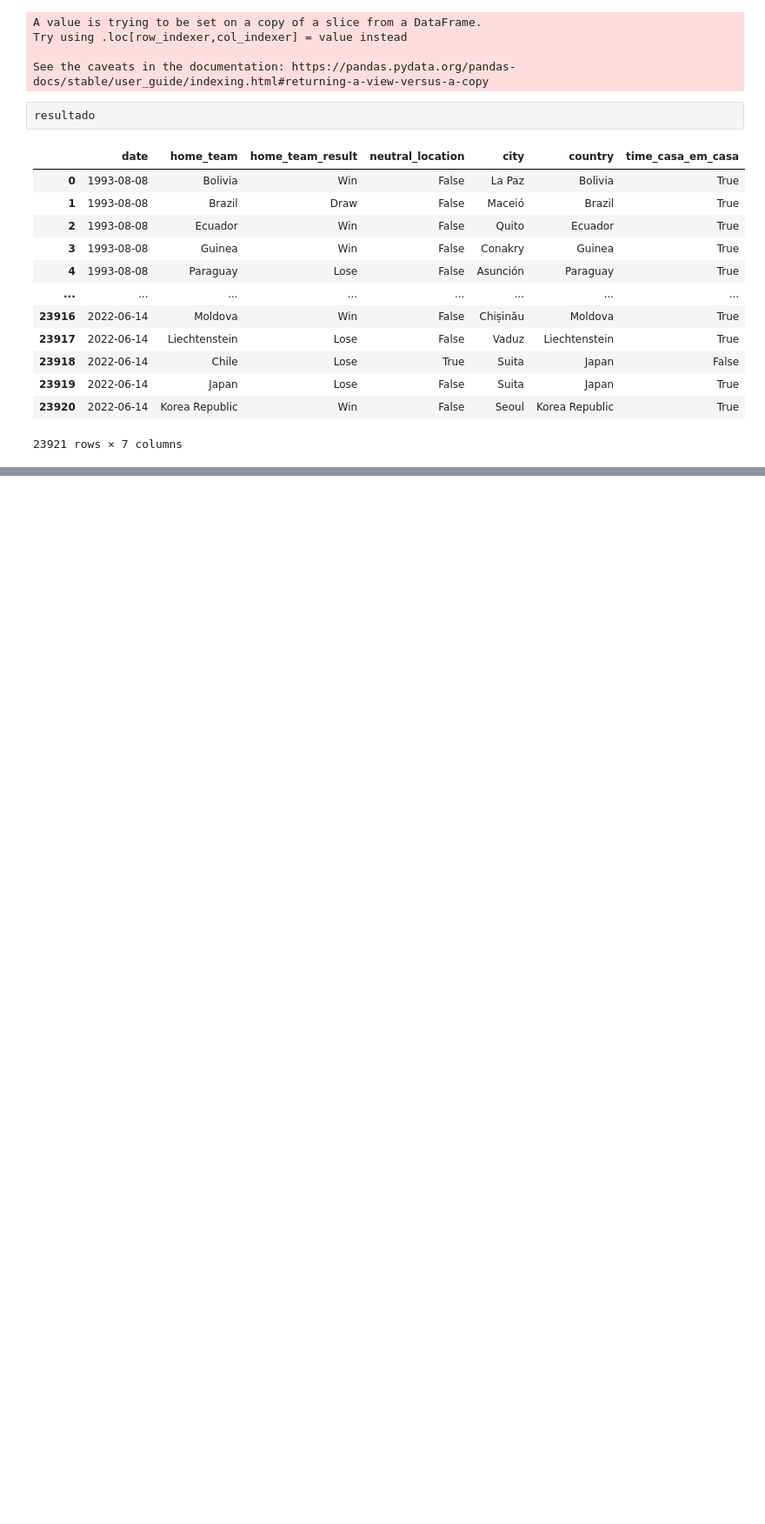
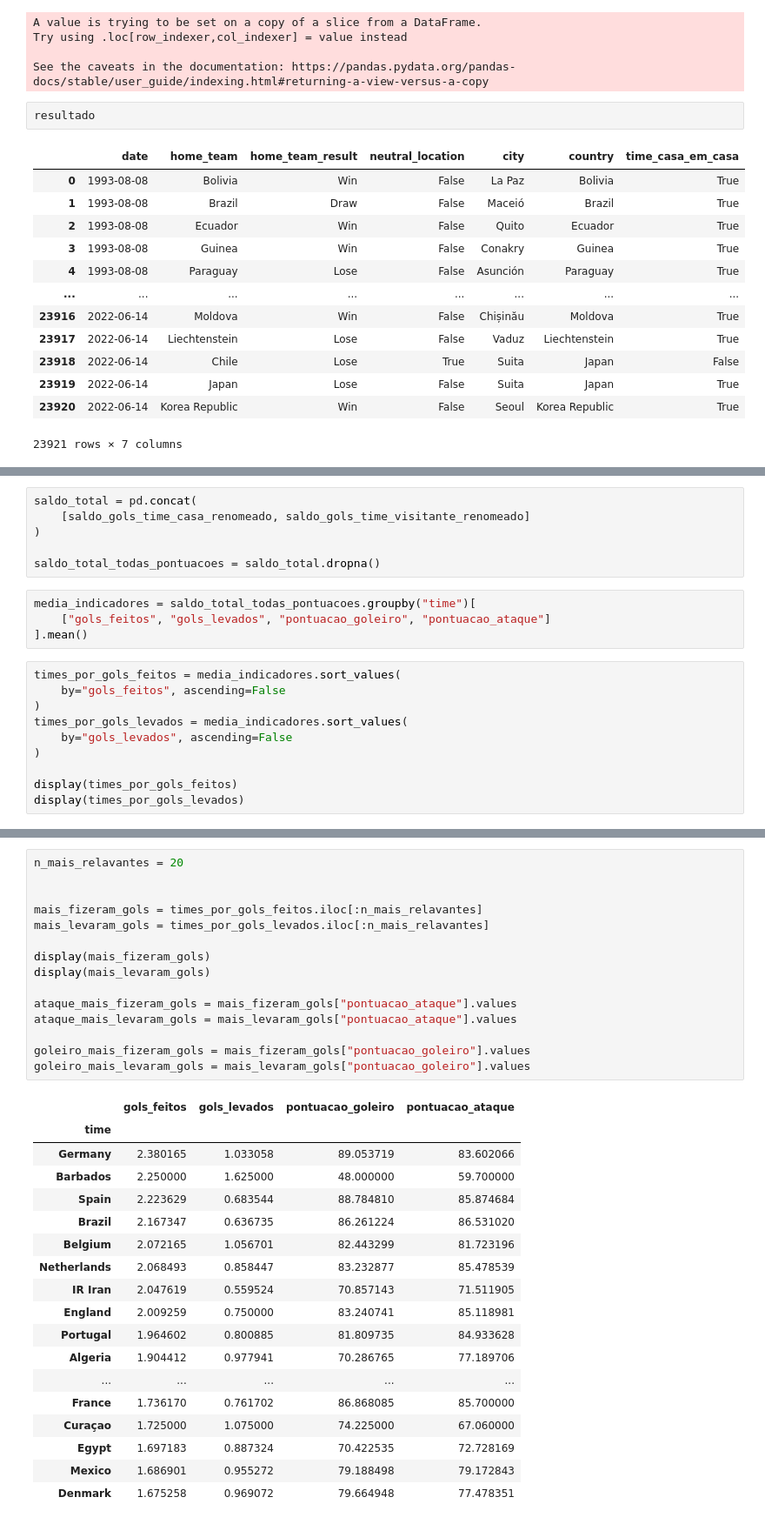
Before and after one commit to FelipeFLopes/fifa_matches_analysis, a Jupyter notebook: analise.ipynb, the cells around one changed output, grey strips where cells are left out. Shown at 87% size. Cells and saved outputs as stored; diff of their text form; blank space fills up the shorter version.

```diff
--- a/analise.ipynb
+++ b/analise.ipynb
@@ -261,0 +376,20 @@ p valor de 0.000, amostras são diferentes
+# %%
+saldo_total = pd.concat(
+    [saldo_gols_time_casa_renomeado, saldo_gols_time_visitante_renomeado]
+)
+
+saldo_total_todas_pontuacoes = saldo_total.dropna()
+# %%
+media_indicadores = saldo_total_todas_pontuacoes.groupby("time")[
+    ["gols_feitos", "gols_levados", "pontuacao_goleiro", "pontuacao_ataque"]
+].mean()
+# %%
+times_por_gols_feitos = media_indicadores.sort_values(
+    by="gols_feitos", ascending=False
+)
+times_por_gols_levados = media_indicadores.sort_values(
+    by="gols_levados", ascending=False
+)
+
+display(times_por_gols_feitos)
+display(times_por_gols_levados)
@@ -261,0 +425,34 @@ p valor de 0.000, amostras são diferentes
+# %%
+n_mais_relavantes = 20
+
+
+mais_fizeram_gols = times_por_gols_feitos.iloc[:n_mais_relavantes]
+mais_levaram_gols = times_por_gols_levados.iloc[:n_mais_relavantes]
+
+display(mais_fizeram_gols)
+display(mais_levaram_gols)
+
+ataque_mais_fizeram_gols = mais_fizeram_gols["pontuacao_ataque"].values
+ataque_mais_levaram_gols = mais_levaram_gols["pontuacao_ataque"].values
+
+goleiro_mais_fizeram_gols = mais_fizeram_gols["pontuacao_goleiro"].values
+goleiro_mais_levaram_gols = mais_levaram_gols["pontuacao_goleiro"].values
+# %% [output]
+|  | gols_feitos | gols_levados | pontuacao_goleiro | pontuacao_ataque |
+| time |  |  |  |  |
+| Germany | 2.380165 | 1.033058 | 89.053719 | 83.602066 |
+| Barbados | 2.250000 | 1.625000 | 48.000000 | 59.700000 |
+| Spain | 2.223629 | 0.683544 | 88.784810 | 85.874684 |
+| Brazil | 2.167347 | 0.636735 | 86.261224 | 86.531020 |
+| Belgium | 2.072165 | 1.056701 | 82.443299 | 81.723196 |
+| Netherlands | 2.068493 | 0.858447 | 83.232877 | 85.478539 |
+| IR Iran | 2.047619 | 0.559524 | 70.857143 | 71.511905 |
+| England | 2.009259 | 0.750000 | 83.240741 | 85.118981 |
+| Portugal | 1.964602 | 0.800885 | 81.809735 | 84.933628 |
+| Algeria | 1.904412 | 0.977941 | 70.286765 | 77.189706 |
+| ... | ... | ... | ... | ... |
+| France | 1.736170 | 0.761702 | 86.868085 | 85.700000 |
+| Curaçao | 1.725000 | 1.075000 | 74.225000 | 67.060000 |
+| Egypt | 1.697183 | 0.887324 | 70.422535 | 72.728169 |
+| Mexico | 1.686901 | 0.955272 | 79.188498 | 79.172843 |
+| Denmark | 1.675258 | 0.969072 | 79.664948 | 77.478351 |
```
Also changed, not shown: parts of 22 cells of this notebook, 2 other files.
